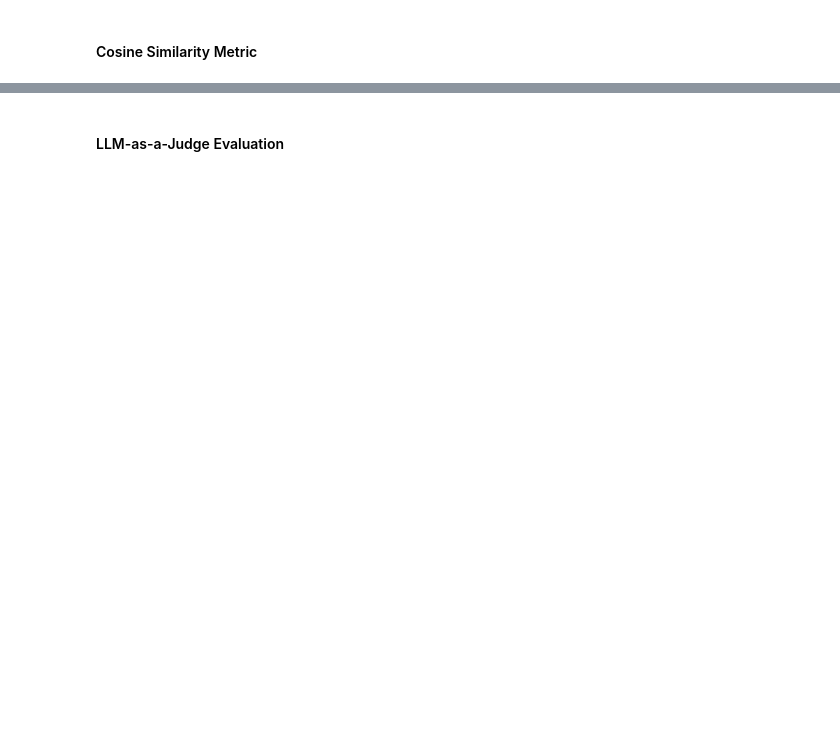
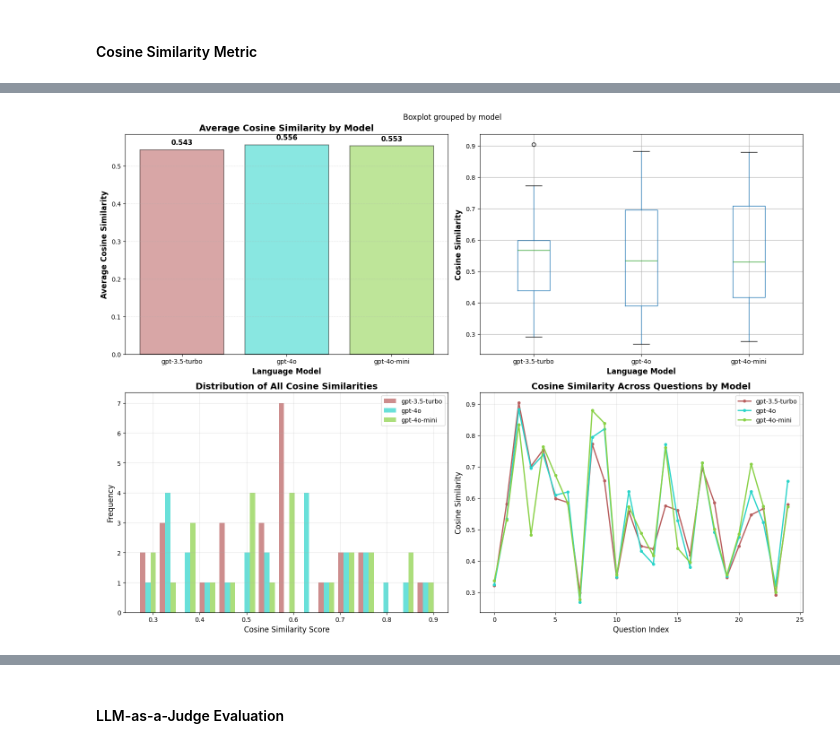
Before and after one commit to Adityagurung/Brahman.ai, a Jupyter notebook: notebooks/offline-rag-evaluation.ipynb, the cells around one changed output, grey strips where cells are left out. Drawn from its saved outputs; the diff is of its cells as text; code cells hidden in the pictures; blank space fills up the shorter version.

```diff
--- a/notebooks/offline-rag-evaluation.ipynb
+++ b/notebooks/offline-rag-evaluation.ipynb
@@ -350,0 +306,19 @@ plt.show()
+# %%
+# Calculate cosine similarities for all results
+print("Computing cosine similarities for all results...")
+cosine_similarities = []
+
+for result in tqdm(multiple_example_results, desc="Computing similarities"):
+    try:
+        similarity = compute_similarity(result)
+        cosine_similarities.append({
+            'model': result['model'],
+            'question_index': result['question_index'],
+            'cosine_similarity': similarity,
+            'question': result['question'],
+            'document_id': result['document_id']
+        })
+    except Exception as e:
+        print(f"Error computing similarity for {result['model']} question {result['question_index']}: {e}")
+
+print(f"Computed {len(cosine_similarities)} similarity scores")
@@ -351,2 +346,60 @@ plt.show()
+# %%
+# Create comprehensive visualization for cosine similarities
+fig, ((ax1, ax2), (ax3, ax4)) = plt.subplots(2, 2, figsize=(16, 12))
+plt.style.use('default')
+
+# 1. Average cosine similarity by model (Bar chart)
+avg_similarities = df_similarities.groupby('model')['cosine_similarity'].mean()
+colors = ["#B85D5D", "#29D4C9", "#89D145"]
+bars = ax1.bar(avg_similarities.index, avg_similarities.values,
+               color=colors, alpha=0.55, edgecolor='black', linewidth=1.2)
+
+ax1.set_title('Average Cosine Similarity by Model',
+              fontsize=14, fontweight='bold')
+ax1.set_xlabel('Language Model', fontsize=12, fontweight='bold')
+ax1.set_ylabel('Average Cosine Similarity', fontsize=12, fontweight='bold')
+ax1.grid(axis='y', alpha=0.3, linestyle='--')
+
+# Add value labels on bars
+for bar, avg in zip(bars, avg_similarities.values):
+    ax1.text(bar.get_x() + bar.get_width()/2, bar.get_height() + 0.01,
+             f'{avg:.3f}', ha='center', va='bottom',
+             fontsize=11, fontweight='bold')
+
+# 2. Box plot showing distribution of similarities
+df_similarities.boxplot(column='cosine_similarity', by='model', ax=ax2)
+ax2.set_title('Distribution of Cosine Similarities by Model')
+ax2.set_xlabel('Language Model', fontsize=12, fontweight='bold')
+ax2.set_ylabel('Cosine Similarity', fontsize=12, fontweight='bold')
+plt.setp(ax2, title='')  # Remove default boxplot title
+
+# 3. Histogram of all similarities
+ax3.hist([df_similarities[df_similarities['model'] == model]['cosine_similarity']
+          for model in models_to_test],
+         bins=15, alpha=0.7, label=models_to_test, color=colors)
+ax3.set_title('Distribution of All Cosine Similarities', fontsize=14, fontweight='bold')
+ax3.set_xlabel('Cosine Similarity Score', fontsize=12)
+ax3.set_ylabel('Frequency', fontsize=12)
+ax3.legend()
+ax3.grid(alpha=0.3)
+
+# 4. Line plot showing similarities across questions
+for i, model in enumerate(models_to_test):
+    model_data = df_similarities[df_similarities['model'] == model].sort_values('question_index')
+    ax4.plot(model_data['question_index'], model_data['cosine_similarity'],
+             marker='o', label=model, color=colors[i], linewidth=2, markersize=4)
+
+ax4.set_title('Cosine Similarity Across Questions by Model', fontsize=14, fontweight='bold')
+ax4.set_xlabel('Question Index', fontsize=12)
+ax4.set_ylabel('Cosine Similarity', fontsize=12)
+ax4.legend()
+ax4.grid(alpha=0.3)
+
+plt.tight_layout()
+plt.savefig('../images/cosine_similarity_multiple_examples.png', dpi=300, bbox_inches='tight',
+            facecolor='white', edgecolor='none')
+plt.show()
+# %% [output]
+[figure, added]
 # %%
 # Save similarities to CSV
```
Also changed, not shown: parts of 38 cells of this notebook, 4 other files.
